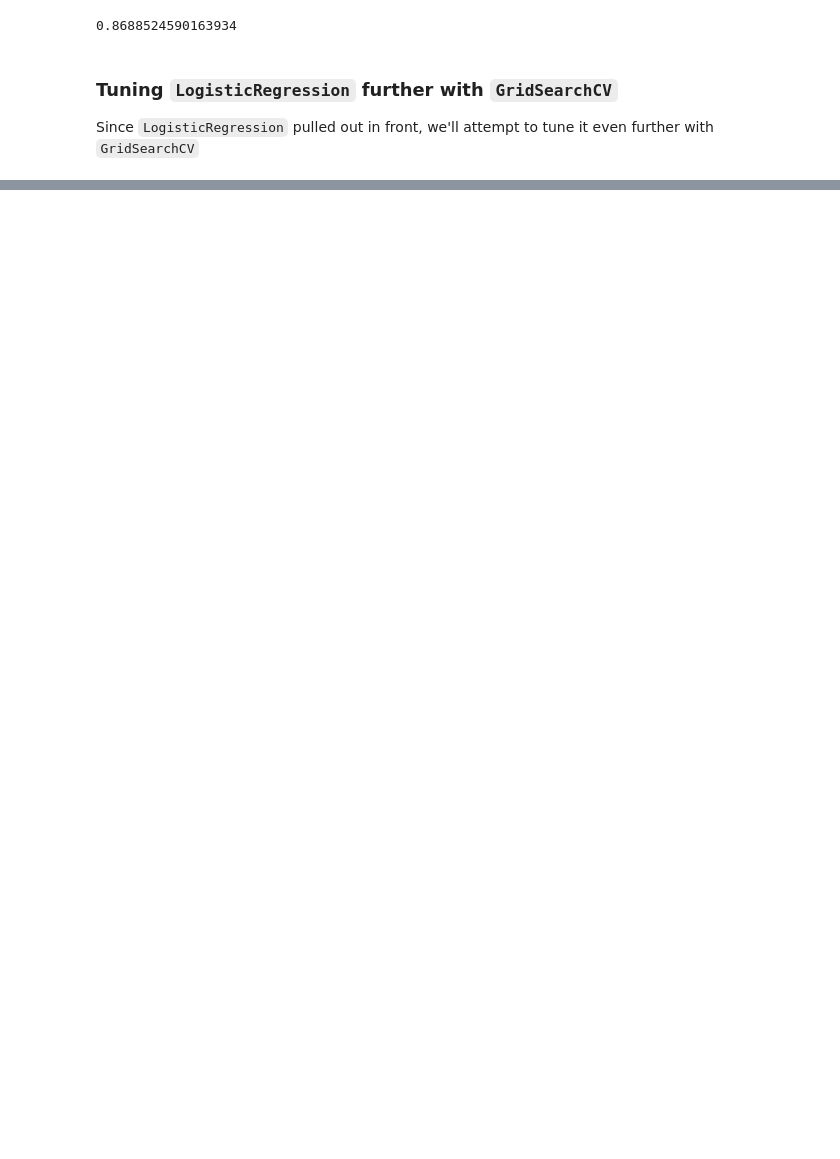
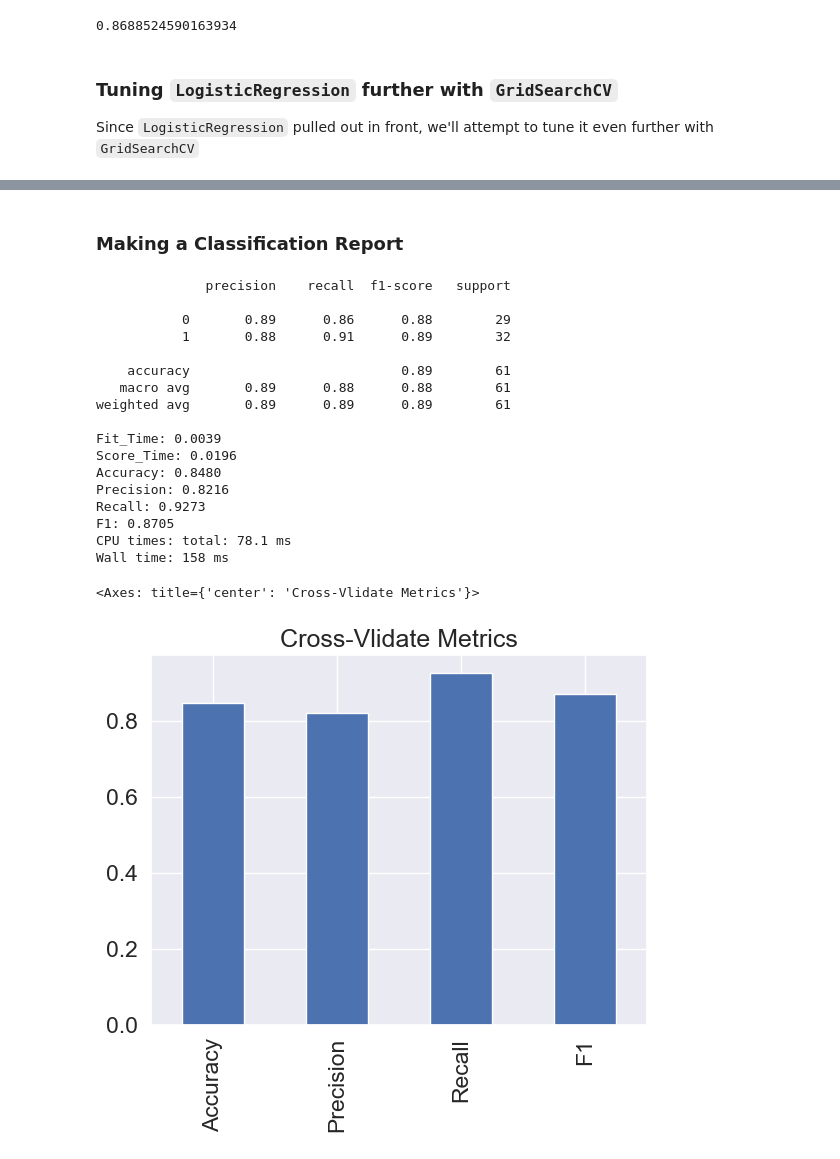
Before and after one commit to Amrovv/heart-disease-ML, a Jupyter notebook: notebooks/02-heart-disease-modeling.ipynb, the cells around one changed output, grey strips where cells are left out. Cells and saved outputs as stored; diff of their text form; code cells hidden in the pictures; blank space fills up the shorter version.

```diff
--- a/notebooks/02-heart-disease-modeling.ipynb
+++ b/notebooks/02-heart-disease-modeling.ipynb
@@ -276,0 +320,53 @@ Wall time: 5.42 s
+# %% [markdown]
+### Making a Classification Report
+# %%
+%%time
+# Show classification report
+print(classification_report(y_test, y_preds))
+
+from sklearn.model_selection import cross_val_score
+from sklearn.model_selection import cross_validate
+
+clf = LogisticRegression(C=0.23357214690901212,
+                         solver="liblinear")
+
+# Showcase results for different metrics
+cv_results = cross_validate(clf,
+                            X,
+                            y,
+                            cv=5,
+                            scoring=["accuracy", "precision", "recall", "f1"])
+
+# Print the metrics
+for metric, scores in cv_results.items():
+    print(f"{metric.replace('test_', '').title()}: {np.mean(scores):.4f}")
+
+# Visualise the cross-validated metrics
+cv_metrics = pd.DataFrame({
+    "Accuracy": np.mean(cv_results["test_accuracy"]),
+    "Precision": np.mean(cv_results["test_precision"]),
+    "Recall": np.mean(cv_results["test_recall"]),
+    "F1": np.mean(cv_results["test_f1"])
+}, index=[0])
+
+cv_metrics.T.plot.bar(title="Cross-Validated Metrics", legend=False)
+# %% [output]
+              precision    recall  f1-score   support
+
+           0       0.89      0.86      0.88        29
+           1       0.88      0.91      0.89        32
+
+    accuracy                           0.89        61
+   macro avg       0.89      0.88      0.88        61
+weighted avg       0.89      0.89      0.89        61
+
+Fit_Time: 0.0039
+Score_Time: 0.0196
+Accuracy: 0.8480
+Precision: 0.8216
+Recall: 0.9273
+F1: 0.8705
+CPU times: total: 78.1 ms
+Wall time: 158 ms
+<Axes: title={'center': 'Cross-Vlidate Metrics'}>
+[figure, added]
```
Also changed, not shown: parts of 13 cells of this notebook.
